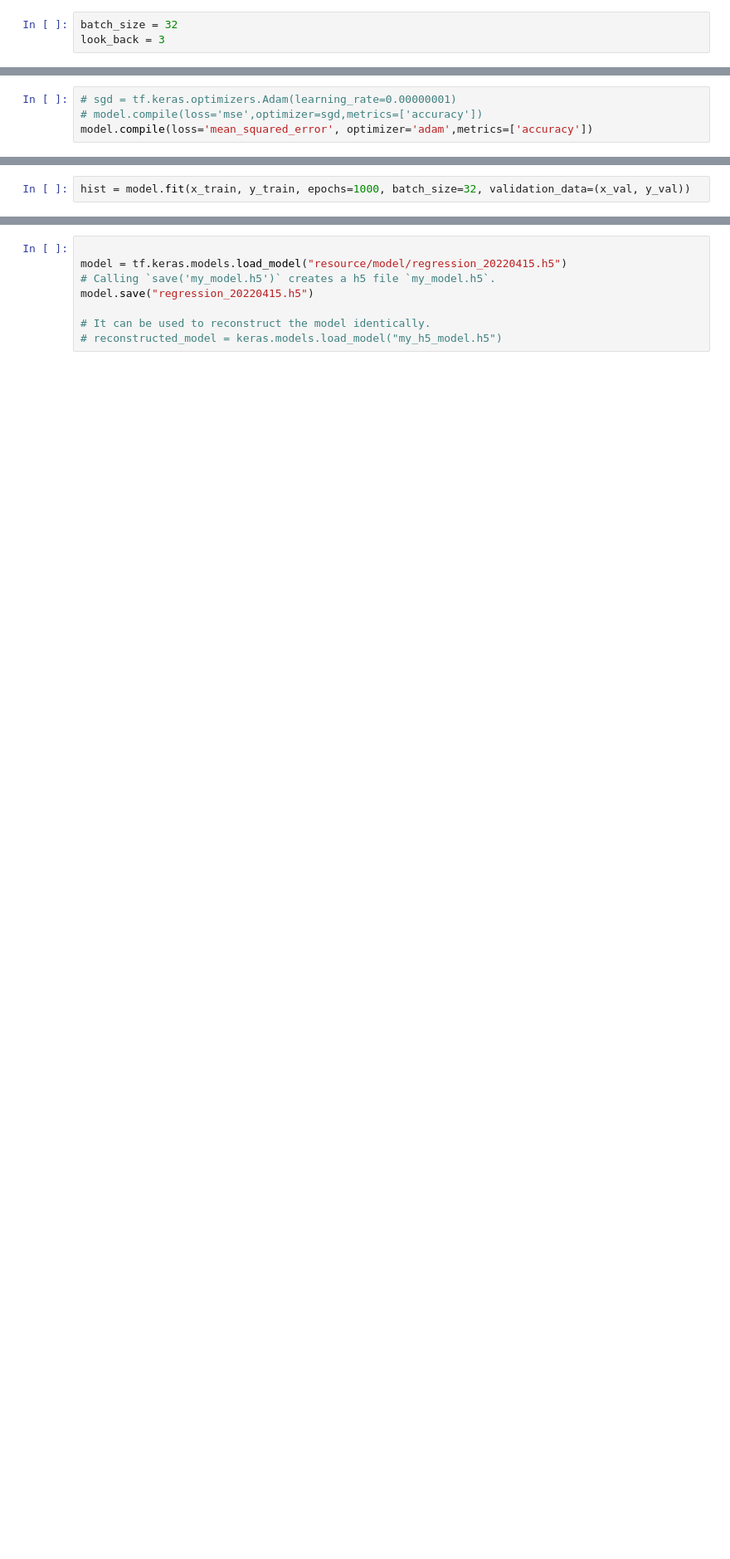
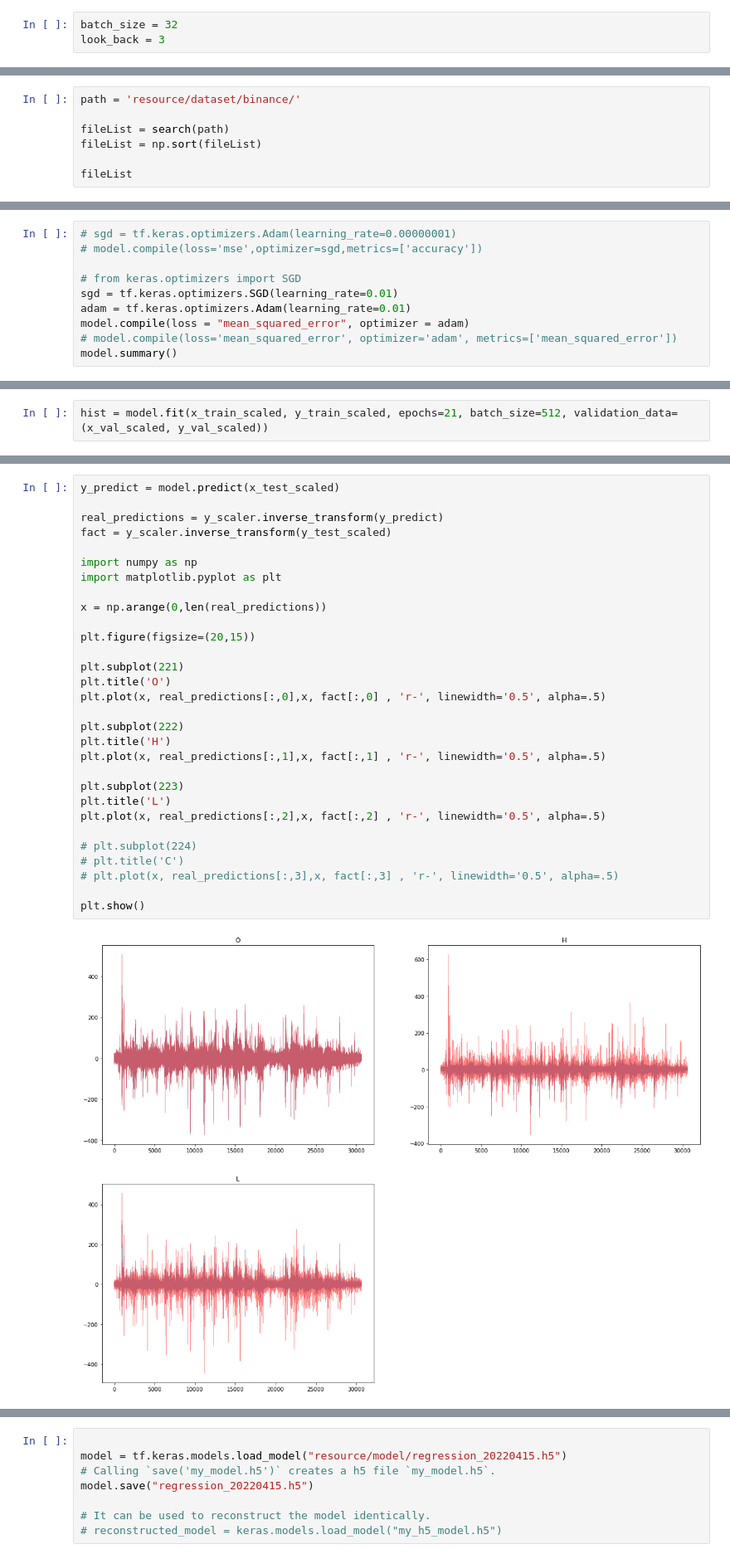
Before and after one commit to youngkwan-Ji/ML_linear-regression-binance-dataset, a Jupyter notebook: BinanceKlines_BTCUSDT.ipynb, the cells around one changed output, grey strips where cells are left out. Shown at 83% size. Drawn from its saved outputs; the diff is of its cells as text; blank space fills up the shorter version.

```diff
--- a/BinanceKlines_BTCUSDT.ipynb
+++ b/BinanceKlines_BTCUSDT.ipynb
@@ -119,0 +80,7 @@ model.add(tf.keras.layers.Dense(1))
+# %%
+path = 'resource/dataset/binance/'
+
+fileList = search(path)
+fileList = np.sort(fileList)
+
+fileList
@@ -120,4 +267,10 @@ model.add(tf.keras.layers.Dense(1))
 # %%
 # sgd = tf.keras.optimizers.Adam(learning_rate=0.00000001)
 # model.compile(loss='mse',optimizer=sgd,metrics=['accuracy'])
-model.compile(loss='mean_squared_error', optimizer='adam',metrics=['accuracy'])
+
+# from keras.optimizers import SGD
+sgd = tf.keras.optimizers.SGD(learning_rate=0.01)
+adam = tf.keras.optimizers.Adam(learning_rate=0.01)
+model.compile(loss = "mean_squared_error", optimizer = adam)
+# model.compile(loss='mean_squared_error', optimizer='adam', metrics=['mean_squared_error'])
+model.summary()
@@ -146,3 +297,3 @@ _________________________________________________________________
 # %%
-hist = model.fit(x_train, y_train, epochs=1000, batch_size=32, validation_data=(x_val, y_val))
+hist = model.fit(x_train_scaled, y_train_scaled, epochs=21, batch_size=512, validation_data=(x_val_scaled, y_val_scaled))
 # %% [output]
@@ -169,0 +332,32 @@ real_predictions = scaler.inverse_transform(y_predict)
+# %%
+y_predict = model.predict(x_test_scaled)
+
+real_predictions = y_scaler.inverse_transform(y_predict)
+fact = y_scaler.inverse_transform(y_test_scaled)
+
+import numpy as np
+import matplotlib.pyplot as plt
+
+x = np.arange(0,len(real_predictions))
+
+plt.figure(figsize=(20,15))
+
+plt.subplot(221)
+plt.title('O')
+plt.plot(x, real_predictions[:,0],x, fact[:,0] , 'r-', linewidth='0.5', alpha=.5)
+
+plt.subplot(222)
+plt.title('H')
+plt.plot(x, real_predictions[:,1],x, fact[:,1] , 'r-', linewidth='0.5', alpha=.5)
+
+plt.subplot(223)
+plt.title('L')
+plt.plot(x, real_predictions[:,2],x, fact[:,2] , 'r-', linewidth='0.5', alpha=.5)
+
+# plt.subplot(224)
+# plt.title('C')
+# plt.plot(x, real_predictions[:,3],x, fact[:,3] , 'r-', linewidth='0.5', alpha=.5)
+
+plt.show()
+# %% [output]
+[figure, added]
```
Also changed, not shown: parts of 21 cells of this notebook, 3 other files.
